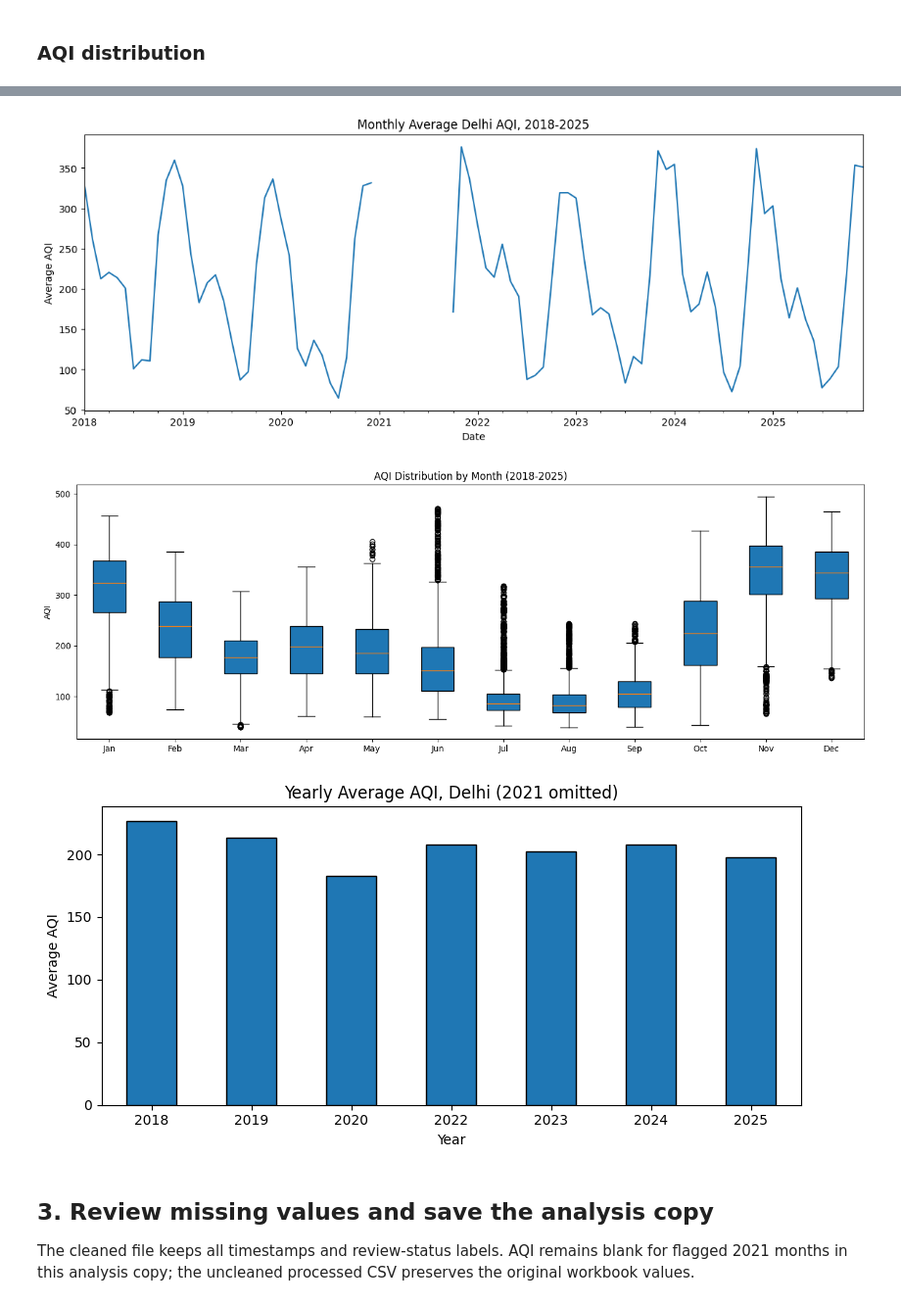
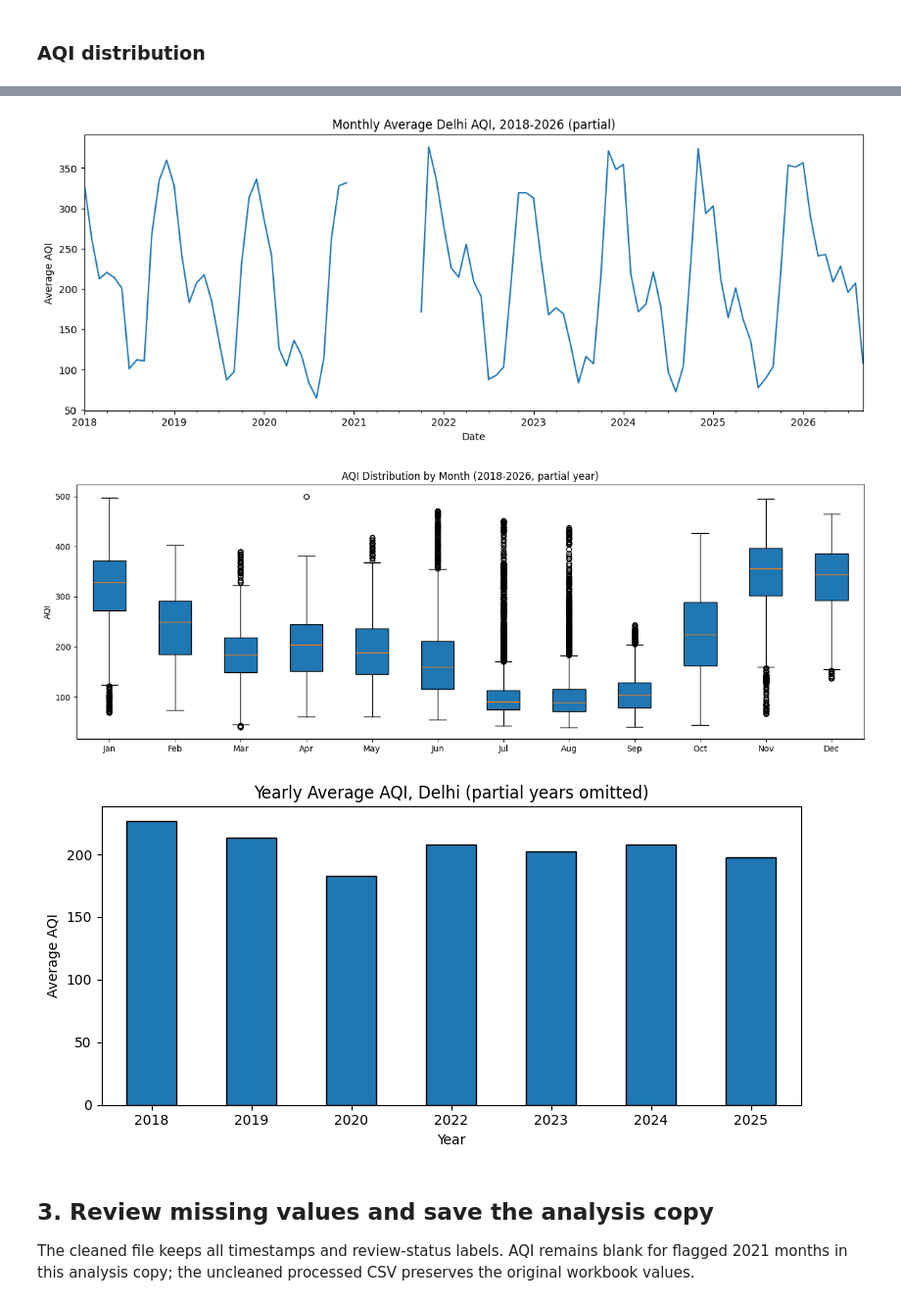
Before and after one commit to texas-ctrl/Delhi-aqi-forecasting, a Jupyter notebook: notebooks/02_eda_data.ipynb, the cells around one changed output, grey strips where cells are left out. Shown at 98% size. Cells and saved outputs as stored; diff of their text form; code cells hidden in the pictures.

```diff
--- a/notebooks/02_eda_data.ipynb
+++ b/notebooks/02_eda_data.ipynb
@@ -10,13 +10,22 @@ Explore the city-level AQI series while keeping the January–September 2021 sou
 Load Notebook 01’s data. For analysis, set AQI to missing in the flagged 2021 months so those values cannot affect plots, correlations, labels, or counts. The original values remain available in `source_data` and the uncleaned processed CSV.
 # %%
 # Load data and EDA libraries once.
+# VS Code may start the kernel at the repository root or inside notebooks/.
+import os
+from pathlib import Path
+working_dir = Path.cwd().resolve()
+project_root = next((parent for parent in (working_dir, *working_dir.parents)
+                     if (parent / "eda_plots").is_dir()
+                     and (parent / "processed_data").is_dir()), None)
+if project_root is not None:
+    os.chdir(project_root / "notebooks")
 import pandas as pd
 import numpy as np
 import matplotlib.pyplot as plt
 import matplotlib.dates as mdates
 from statsmodels.graphics.tsaplots import plot_acf
 
-source_data = pd.read_csv("../processed_data/delhi_6station_avg_2018_2025.csv", index_col="Timestamp", parse_dates=True)
+source_data = pd.read_csv("../processed_data/delhi_6station_avg_2018_2026.csv", index_col="Timestamp", parse_dates=True)
 final = source_data.copy()
 review_mask = final["AQI_review_status"].eq("review_required")
 print("Rows with 2021 AQI flagged for review:", int(review_mask.sum()))
@@ -79,40 +88,40 @@ Monthly summaries omit the flagged January–September 2021 AQI. The annual-aver
 monthly_aqi = final['AQI'].resample('ME').mean()
 
 monthly_aqi.plot(figsize=(14,5))
 
-plt.title("Monthly Average Delhi AQI, 2018-2025")
+plt.title("Monthly Average Delhi AQI, 2018-2026 (partial)")
 plt.xlabel("Date")
 plt.ylabel("Average AQI")
 
 plt.savefig("../eda_plots/03_monthly_aqi_trend.png", dpi=300, bbox_inches="tight")
 plt.show()
 
 # Monthly AQI Boxplot (08_aqi_boxplot_by_month.png)
 fig, ax = plt.subplots(figsize=(14, 5))
 month_names = ['Jan','Feb','Mar','Apr','May','Jun','Jul','Aug','Sep','Oct','Nov','Dec']
 data_by_month = [final.loc[final.index.month == m, 'AQI'].dropna().values for m in range(1, 13)]
 ax.boxplot(data_by_month, tick_labels=month_names, patch_artist=True)
-ax.set_title('AQI Distribution by Month (2018-2025)')
+ax.set_title('AQI Distribution by Month (2018-2026, partial year)')
 ax.set_ylabel('AQI')
 plt.tight_layout()
 plt.savefig("../eda_plots/08_aqi_boxplot_by_month.png", dpi=300, bbox_inches="tight")
 plt.show()
 
 # Yearly Average AQI (09_yearly_aqi.png)
 fig, ax = plt.subplots(figsize=(8, 4))
-yearly_aqi = final.loc[final.index.year != 2021, 'AQI']
+yearly_aqi = final.loc[~final.index.year.isin([2021, 2026]), 'AQI']
 yearly_aqi.groupby(yearly_aqi.index.year).mean().round(1).plot(kind='bar', ax=ax, edgecolor='black')
-ax.set_title('Yearly Average AQI, Delhi (2021 omitted)')
+ax.set_title('Yearly Average AQI, Delhi (partial years omitted)')
 ax.set_ylabel('Average AQI')
 ax.set_xlabel('Year')
 plt.xticks(rotation=0)
 plt.tight_layout()
 plt.savefig("../eda_plots/09_yearly_aqi.png", dpi=300, bbox_inches="tight")
 plt.show()
 # %% [output]
-[figure, old version]
+[figure, new version]
-[figure, old version]
+[figure, new version]
-[figure, old version]
+[figure, new version]
 # %% [markdown]
 ## 3. Review missing values and save the analysis copy
 
```
Also changed, not shown: parts of 27 cells of this notebook, 27 other files.
